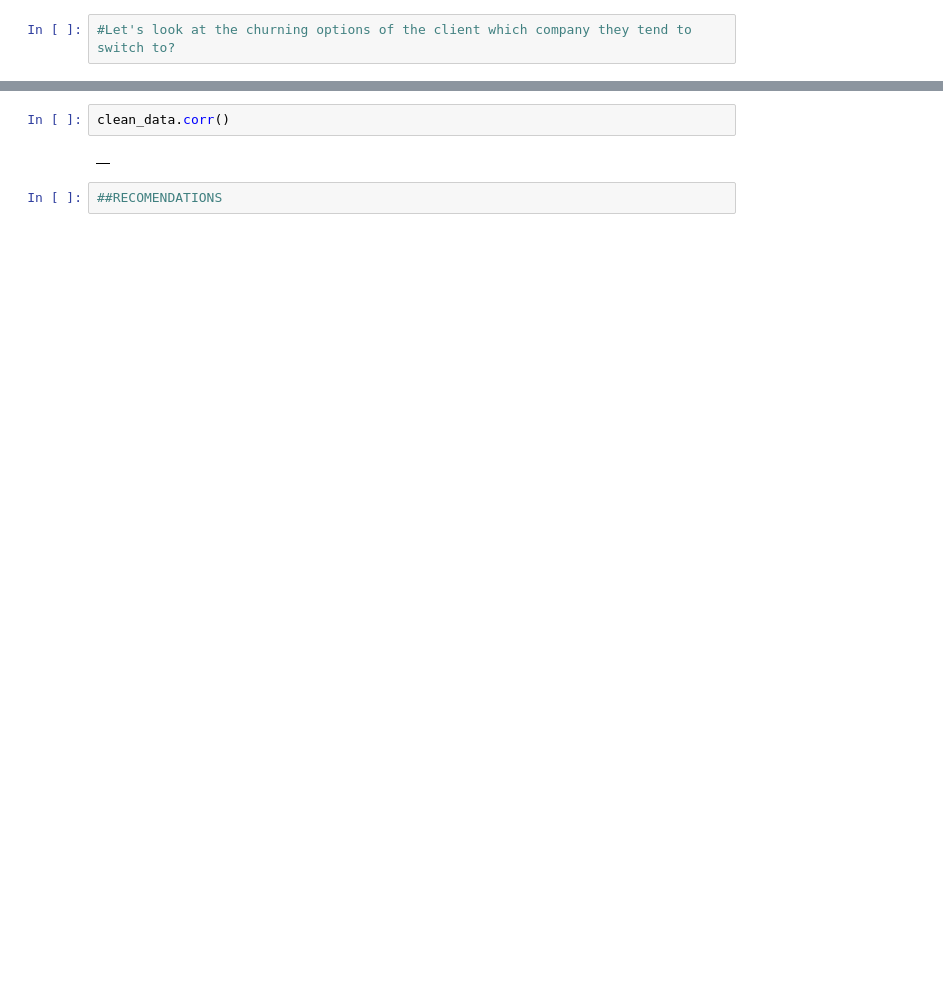
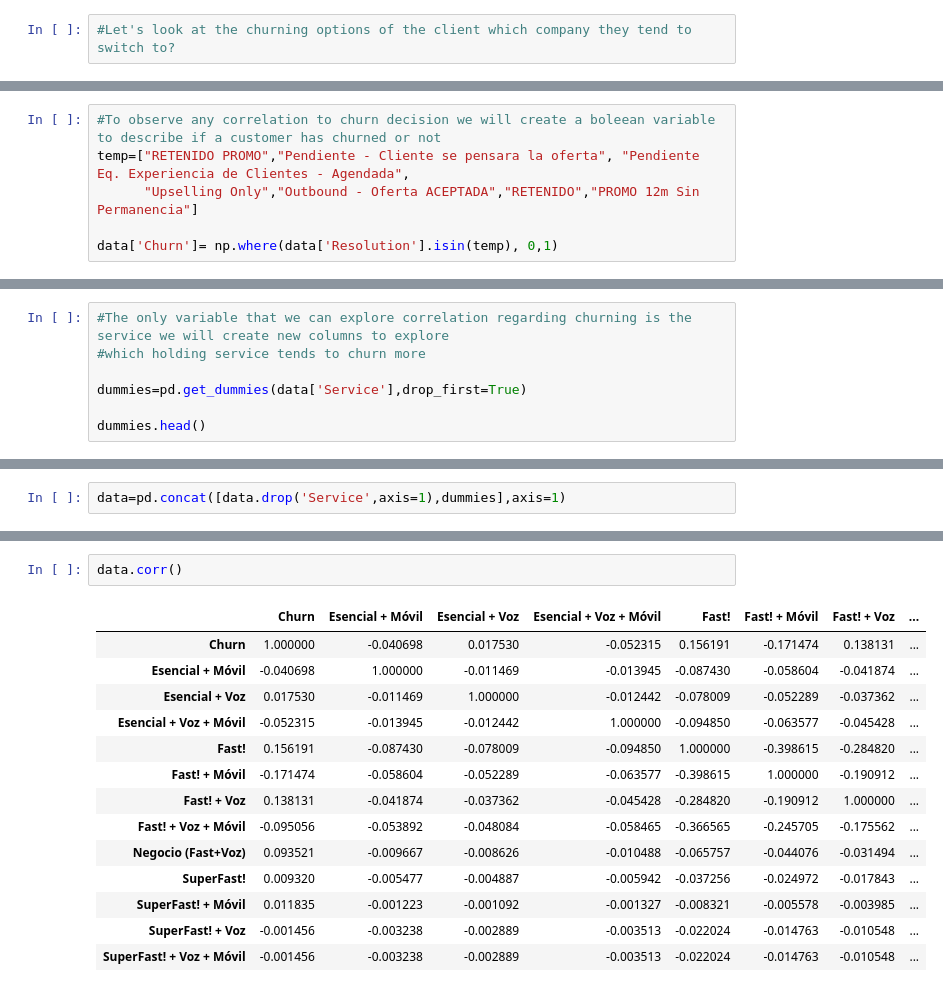
Before and after one commit to PilarRius/TELCO-EDA, a Jupyter notebook: Telco-EDA.ipynb, the cells around one changed output, grey strips where cells are left out. Cells and saved outputs as stored; diff of their text form; blank space fills up the shorter version.

```diff
--- a/Telco-EDA.ipynb
+++ b/Telco-EDA.ipynb
@@ -485,0 +455,6 @@ plt.show()
+# %%
+#To observe any correlation to churn decision we will create a boleean variable to describe if a customer has churned or not
+temp=["RETENIDO PROMO","Pendiente - Cliente se pensara la oferta", "Pendiente Eq. Experiencia de Clientes - Agendada",
+      "Upselling Only","Outbound - Oferta ACEPTADA","RETENIDO","PROMO 12m Sin Permanencia"]
+
+data['Churn']= np.where(data['Resolution'].isin(temp), 0,1)
@@ -485,0 +472,7 @@ plt.show()
+# %%
+#The only variable that we can explore correlation regarding churning is the service we will create new columns to explore
+#which holding service tends to churn more
+
+dummies=pd.get_dummies(data['Service'],drop_first=True)
+
+dummies.head()
@@ -485,0 +486,2 @@ plt.show()
+# %%
+data=pd.concat([data.drop('Service',axis=1),dummies],axis=1)
@@ -486,6 +498,17 @@ plt.show()
 # %%
-clean_data.corr()
+data.corr()
 # %% [output]
-|  |
+|  | Churn | Esencial + Móvil | Esencial + Voz | Esencial + Voz + Móvil | Fast! | Fast! + Móvil | Fast! + Voz | ... |
+| Churn | 1.000000 | -0.040698 | 0.017530 | -0.052315 | 0.156191 | -0.171474 | 0.138131 | ... |
+| Esencial + Móvil | -0.040698 | 1.000000 | -0.011469 | -0.013945 | -0.087430 | -0.058604 | -0.041874 | ... |
+| Esencial + Voz | 0.017530 | -0.011469 | 1.000000 | -0.012442 | -0.078009 | -0.052289 | -0.037362 | ... |
+| Esencial + Voz + Móvil | -0.052315 | -0.013945 | -0.012442 | 1.000000 | -0.094850 | -0.063577 | -0.045428 | ... |
+| Fast! | 0.156191 | -0.087430 | -0.078009 | -0.094850 | 1.000000 | -0.398615 | -0.284820 | ... |
+| Fast! + Móvil | -0.171474 | -0.058604 | -0.052289 | -0.063577 | -0.398615 | 1.000000 | -0.190912 | ... |
+| Fast! + Voz | 0.138131 | -0.041874 | -0.037362 | -0.045428 | -0.284820 | -0.190912 | 1.000000 | ... |
+| Fast! + Voz + Móvil | -0.095056 | -0.053892 | -0.048084 | -0.058465 | -0.366565 | -0.245705 | -0.175562 | ... |
+| Negocio (Fast+Voz) | 0.093521 | -0.009667 | -0.008626 | -0.010488 | -0.065757 | -0.044076 | -0.031494 | ... |
+| SuperFast! | 0.009320 | -0.005477 | -0.004887 | -0.005942 | -0.037256 | -0.024972 | -0.017843 | ... |
+| SuperFast! + Móvil | 0.011835 | -0.001223 | -0.001092 | -0.001327 | -0.008321 | -0.005578 | -0.003985 | ... |
+| SuperFast! + Voz | -0.001456 | -0.003238 | -0.002889 | -0.003513 | -0.022024 | -0.014763 | -0.010548 | ... |
+| SuperFast! + Voz + Móvil | -0.001456 | -0.003238 | -0.002889 | -0.003513 | -0.022024 | -0.014763 | -0.010548 | ... |
-# %%
-##RECOMENDATIONS
```
Also changed, not shown: parts of 62 cells of this notebook, 1 other file.
